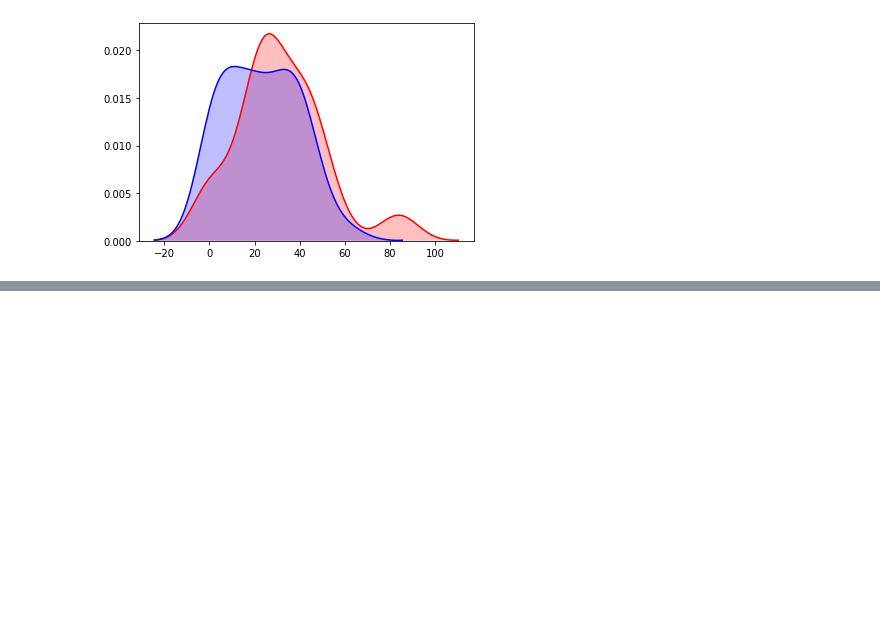
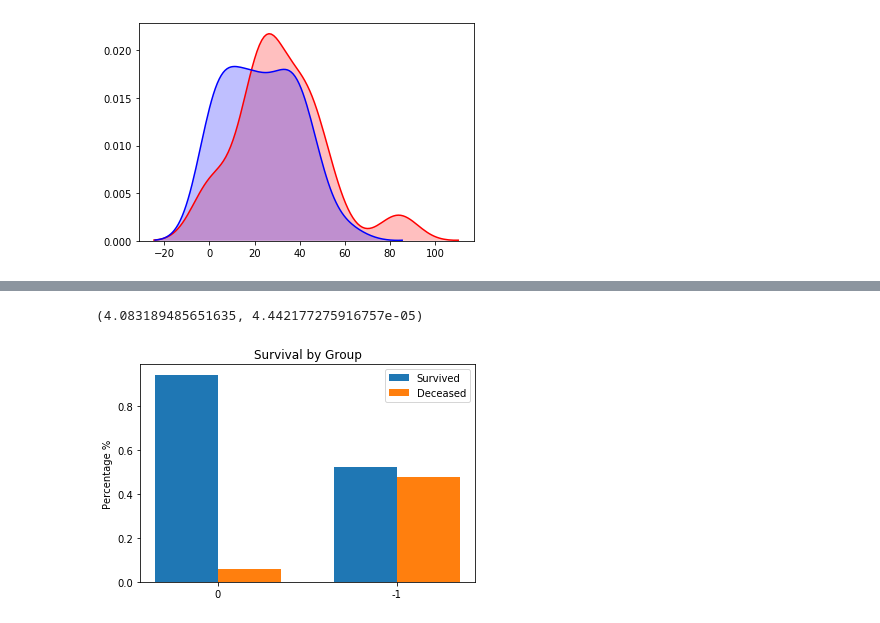
Before and after one commit to N8Grant/TripodsREU, a Jupyter notebook: scripts/Vis3.ipynb, the cells around one changed output, grey strips where cells are left out. Drawn from its saved outputs; the diff is of its cells as text; code cells hidden in the pictures; blank space fills up the shorter version.

```diff
--- a/scripts/Vis3.ipynb
+++ b/scripts/Vis3.ipynb
@@ -327,0 +311,37 @@ sns.kdeplot(neg1_group_2,shade=True,color='b')
+# %%
+patient_dict_3 = {}
+for p in list(patient_data.index):
+    if patient_data.loc[p,"OS_STATUS"] == "LIVING":
+        patient_dict_3[p+"-01"] = (presence_df.loc["PTPN23",p+"-01"],1)
+    else:
+        patient_dict_3[p+"-01"] = (presence_df.loc["PTPN23",p+"-01"],0)
+# %%
+from statsmodels.stats.proportion import proportions_ztest
+zero_group = [patient_dict_3[p][1] for p in list(patient_dict_3.keys()) if patient_dict_3[p][0] == 0]
+neg1_group = [patient_dict_3[p][1] for p in list(patient_dict_3.keys()) if patient_dict_3[p][0] == -1]
+# %%
+suc_zero = sum([1 for o in zero_group if o == 1])
+suc_neg = sum([1 for o in neg1_group if o == 1])
+# %%
+print(proportions_ztest([suc_zero,suc_neg],[len(zero_group),len(neg1_group)]))
+# %% [output]
+(4.083189485651635, 4.442177275916757e-05)
+# %%
+t = ["0","-1"]
+v = [[suc_zero/len(zero_group),suc_neg/len(neg1_group)],[(len(zero_group)-suc_zero)/len(zero_group),(len(neg1_group)-suc_neg)/len(neg1_group)]]
+# %%
+N = 2
+ind = np.arange(N)
+width = 0.35
+plt.bar(ind, v[0], width, label='Survived')
+plt.bar(ind + width, v[1], width,
+    label='Deceased')
+
+plt.ylabel('Percentage %')
+plt.title('Survival by Group')
+
+plt.xticks(ind + width / 2, ('0', '-1'))
+plt.legend(loc='best')
+plt.show()
+# %% [output]
+[figure, added]
```
Also changed, not shown: parts of 3 cells of this notebook, 3 other files.
